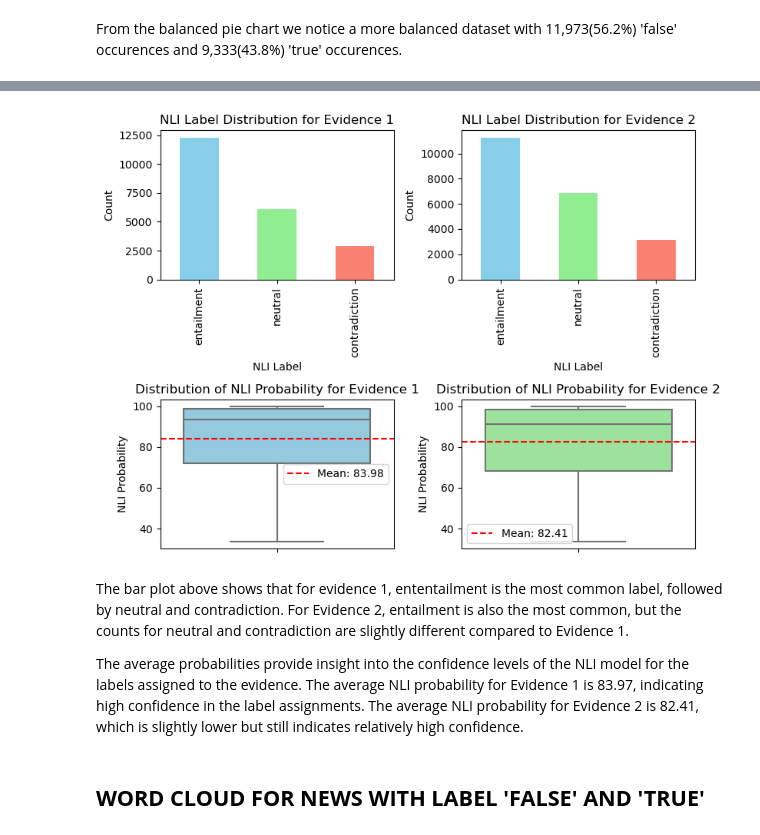
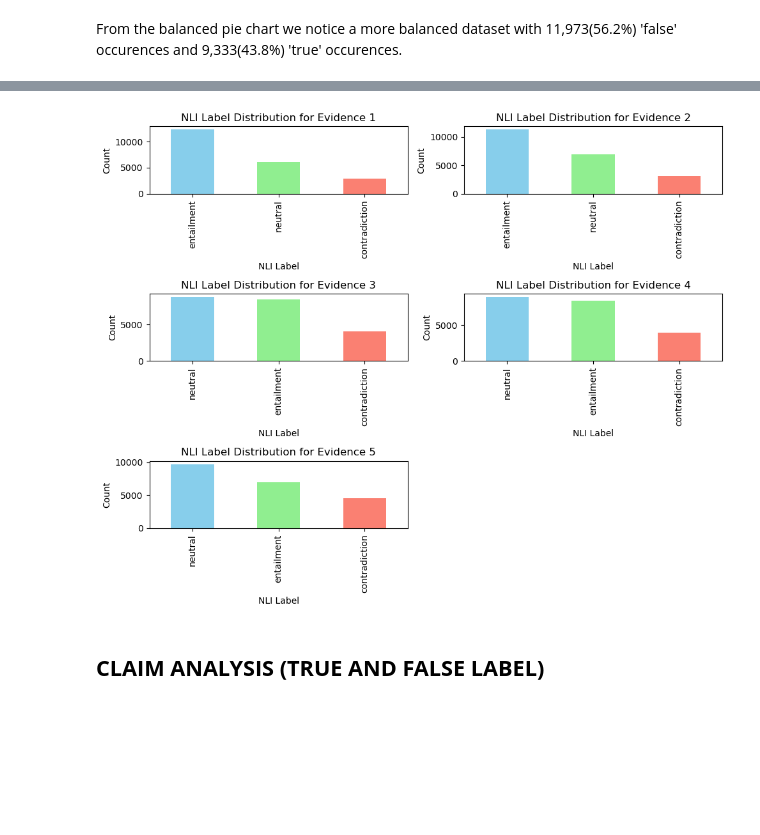
Before and after one commit to ajaop/100693861-MSC-THESIS, a Jupyter notebook: thesis_code.ipynb, the cells around one changed output, grey strips where cells are left out. Drawn from its saved outputs; the diff is of its cells as text; code cells hidden in the pictures; blank space fills up the shorter version.

Commit message:
Final Code for MSC THESIS
Ensemble models for multilingual fake news detection

```diff
--- a/thesis_code.ipynb
+++ b/thesis_code.ipynb
@@ -1064,7 +1072,7 @@ labels_to_remove = ['other', 'complicatedhard to categorise', 'partly truemislea
 # List of labels to replace
 replace_dict = {
     'mostly false': 'false',
-    'mostly true': 'true'
+    'mostly true': 'true'tht
 }
 
 # Remove rows where label is in the specified list
@@ -1274,8 +1282,10 @@ From the balanced pie chart we notice a more balanced dataset with 11,973(56.2%)
 
 nli_label_distribution_1 = combined_df['evidence_1_nli_label'].value_counts()
 nli_label_distribution_2 = combined_df['evidence_2_nli_label'].value_counts()
-avg_nli_prob_1 = combined_df['evidence_1_nli_probability'].mean()
-avg_nli_prob_2 = combined_df['evidence_2_nli_probability'].mean()
+nli_label_distribution_3 = combined_df['evidence_3_nli_label'].value_counts()
+nli_label_distribution_4 = combined_df['evidence_4_nli_label'].value_counts()
+nli_label_distribution_5 = combined_df['evidence_5_nli_label'].value_counts()
+
 
 display("Distribuition of nli labels for evidence 1")
 display(nli_label_distribution_1)
@@ -1284,13 +1294,15 @@ print("\n")
 display("Distribuition of nli labels for evidence 2")
 display(nli_label_distribution_2)
 
-print("\n")
-display("Distribuition of nli probability for evidence 1")
-display(avg_nli_prob_1)
+display("Distribuition of nli labels for evidence 3")
+display(nli_label_distribution_3)
 
 print("\n")
-display("Distribuition of nli probability for evidence 2")
-display(avg_nli_prob_2)
+display("Distribuition of nli labels for evidence 4")
+display(nli_label_distribution_4)
+
+display("Distribuition of nli labels for evidence 5")
+display(nli_label_distribution_5)
 # %% [output]
 'Distribuition of nli labels for evidence 1'
 evidence_1_nli_label
@@ -1311,50 +1337,53 @@ Name: count, dtype: int64
 # %%
+import matplotlib.gridspec as gridspec
+
+
+# Create a figure and a grid layout for 5 subplots
+plt.figure(figsize=(10, 8))
+gs = gridspec.GridSpec(3, 2)
+
 # Visualize NLI Label Distribution for Evidence 1
-plt.figure(figsize=(8, 6))
-plt.subplot(2, 2, 1)
+plt.subplot(gs[0, 0])
 nli_label_distribution_1.plot(kind='bar', color=['skyblue', 'lightgreen', 'salmon'])
 plt.title('NLI Label Distribution for Evidence 1')
 plt.xlabel('NLI Label')
 plt.ylabel('Count')
 
 # Visualize NLI Label Distribution for Evidence 2
-plt.subplot(2, 2, 2)
+plt.subplot(gs[0, 1])
 nli_label_distribution_2.plot(kind='bar', color=['skyblue', 'lightgreen', 'salmon'])
 plt.title('NLI Label Distribution for Evidence 2')
 plt.xlabel('NLI Label')
 plt.ylabel('Count')
 
-# Box plot for distribution of evidence 1 and 2 probability
-evidence_1_probabilities = combined_df['evidence_1_nli_probability']
-evidence_2_probabilities = combined_df['evidence_2_nli_probability']
+# Visualize NLI Label Distribution for Evidence 3
+plt.subplot(gs[1, 0])
+nli_label_distribution_3.plot(kind='bar', color=['skyblue', 'lightgreen', 'salmon'])
+plt.title('NLI Label Distribution for Evidence 3')
+plt.xlabel('NLI Label')
+plt.ylabel('Count')
 
+# Visualize NLI Label Distribution for Evidence 4
+plt.subplot(gs[1, 1])
+nli_label_distribution_4.plot(kind='bar', color=['skyblue', 'lightgreen', 'salmon'])
+plt.title('NLI Label Distribution for Evidence 4')
+plt.xlabel('NLI Label')
+plt.ylabel('Count')
 
-# Box plot for Evidence 1
-plt.subplot(2, 2, 3)
-sns.boxplot(y=evidence_1_probabilities, color='skyblue')
-plt.title('Distribution of NLI Probability for Evidence 1')
-plt.ylabel('NLI Probability')
-plt.axhline(avg_nli_prob_1, color='red', linestyle='--', label='Mean: {:.2f}'.format(avg_nli_prob_1))
-plt.legend()
+# Visualize NLI Label Distribution for Evidence 5
+plt.subplot(gs[2, 0])
+nli_label_distribution_5.plot(kind='bar', color=['skyblue', 'lightgreen', 'salmon'])
+plt.title('NLI Label Distribution for Evidence 5')
+plt.xlabel('NLI Label')
+plt.ylabel('Count')
 
-# Box plot for Evidence 2
-plt.subplot(2, 2, 4)
-sns.boxplot(y=evidence_2_probabilities, color='lightgreen')
-plt.title('Distribution of NLI Probability for Evidence 2')
-plt.ylabel('NLI Probability')
-plt.axhline(avg_nli_prob_2, color='red', linestyle='--', label='Mean: {:.2f}'.format(avg_nli_prob_2))
-plt.legend()
-
+# Adjust layout to prevent overlap
 plt.tight_layout()
 plt.show()
 # %% [output]
-[figure, old version]
+[figure, new version]
-# %% [markdown]
-The bar plot above shows that for evidence 1, ententailment is the most common label, followed by neutral and contradiction. For Evidence 2, entailment is also the most common, but the counts for neutral and contradiction are slightly different compared to Evidence 1.
-
-The  average probabilities provide insight into the confidence levels of the NLI model for the labels assigned to the evidence. The average NLI probability for Evidence 1 is 83.97, indicating high confidence in the label assignments. The average NLI probability for Evidence 2 is 82.41, which is slightly lower but still indicates relatively high confidence.
-# %% [markdown]
-## **WORD CLOUD FOR NEWS WITH LABEL 'FALSE' AND 'TRUE'**
+# %% [markdown]
+## **CLAIM ANALYSIS (TRUE AND FALSE LABEL)**
 # %%
 
 
```
Also changed, not shown: parts of 388 cells of this notebook.
